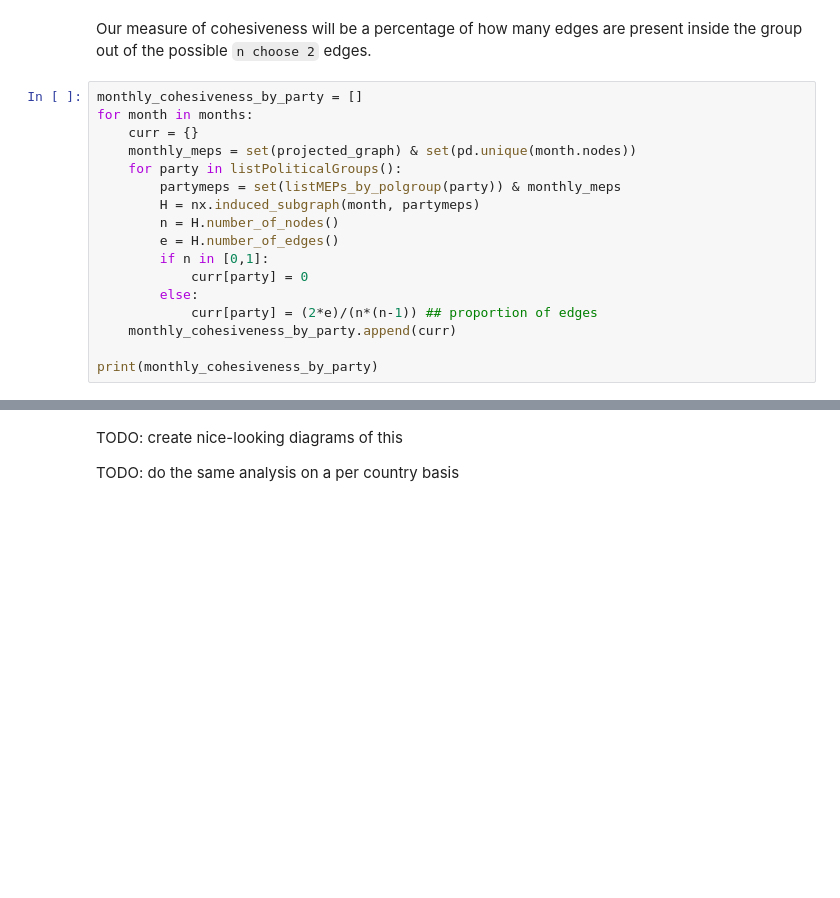
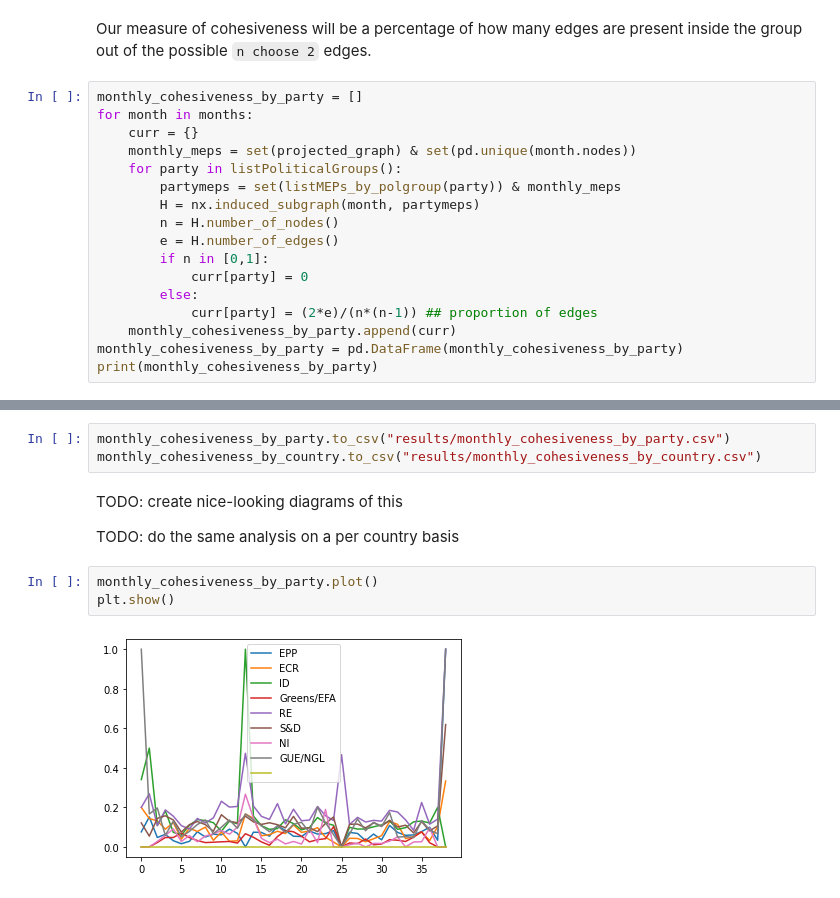
Before and after one commit to maritsm/temalabor-2023, a Jupyter notebook: cohesiveness.ipynb, the cells around one changed output, grey strips where cells are left out. Saved outputs shown, nothing was run; the diff lists cells and outputs as text; blank space fills up the shorter version.

Commit message:
some initial plots of cohesiveness over time

```diff
--- a/cohesiveness.ipynb
+++ b/cohesiveness.ipynb
@@ -38,5 +38,5 @@ for month in months:
         else:
             curr[party] = (2*e)/(n*(n-1)) ## proportion of edges
     monthly_cohesiveness_by_party.append(curr)
-
+monthly_cohesiveness_by_party = pd.DataFrame(monthly_cohesiveness_by_party)
 print(monthly_cohesiveness_by_party)
@@ -62,4 +78,12 @@ print(monthly_cohesiveness_by_country)
+# %%
+monthly_cohesiveness_by_party.to_csv("results/monthly_cohesiveness_by_party.csv")
+monthly_cohesiveness_by_country.to_csv("results/monthly_cohesiveness_by_country.csv")
 # %% [markdown]
 TODO: create nice-looking diagrams of this
 
 TODO: do the same analysis on a per country basis
+# %%
+monthly_cohesiveness_by_party.plot()
+plt.show()
+# %% [output]
+[figure, added]
```
Also changed, not shown: parts of 5 cells of this notebook.
